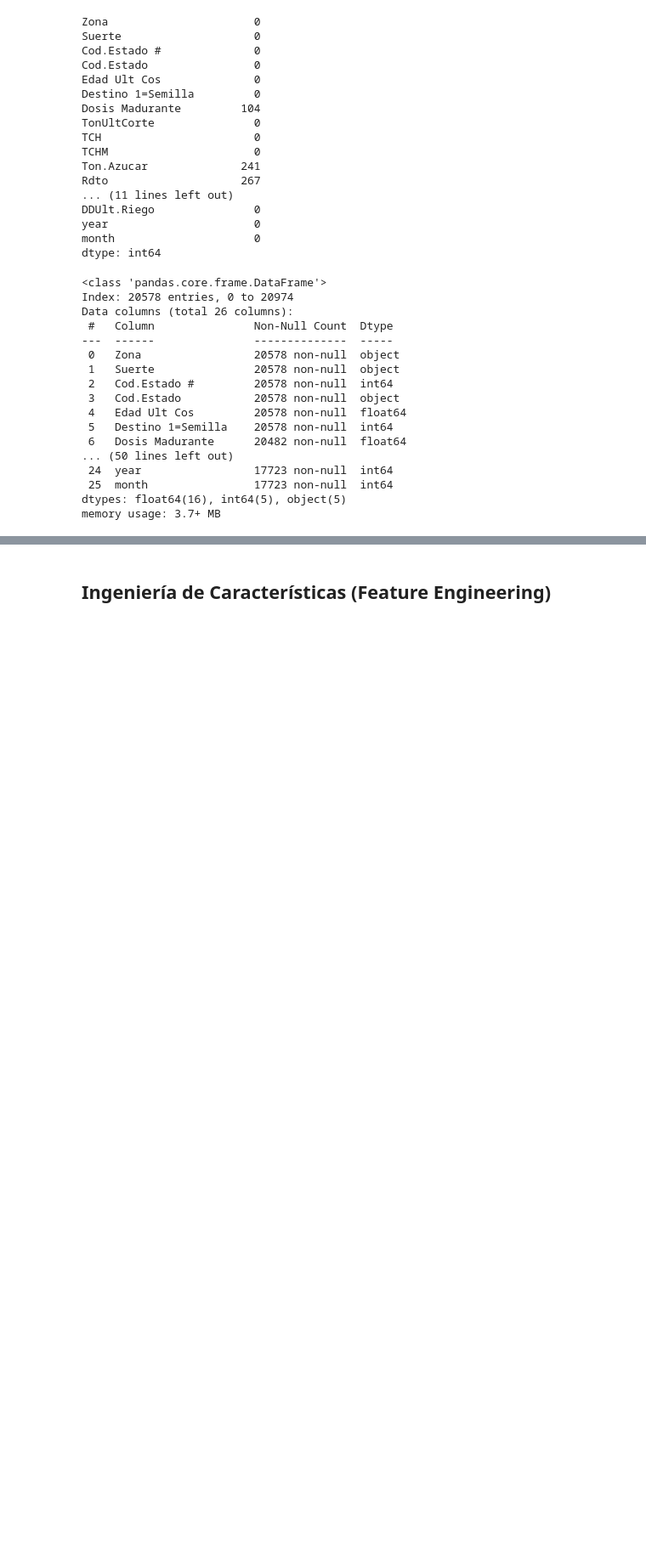
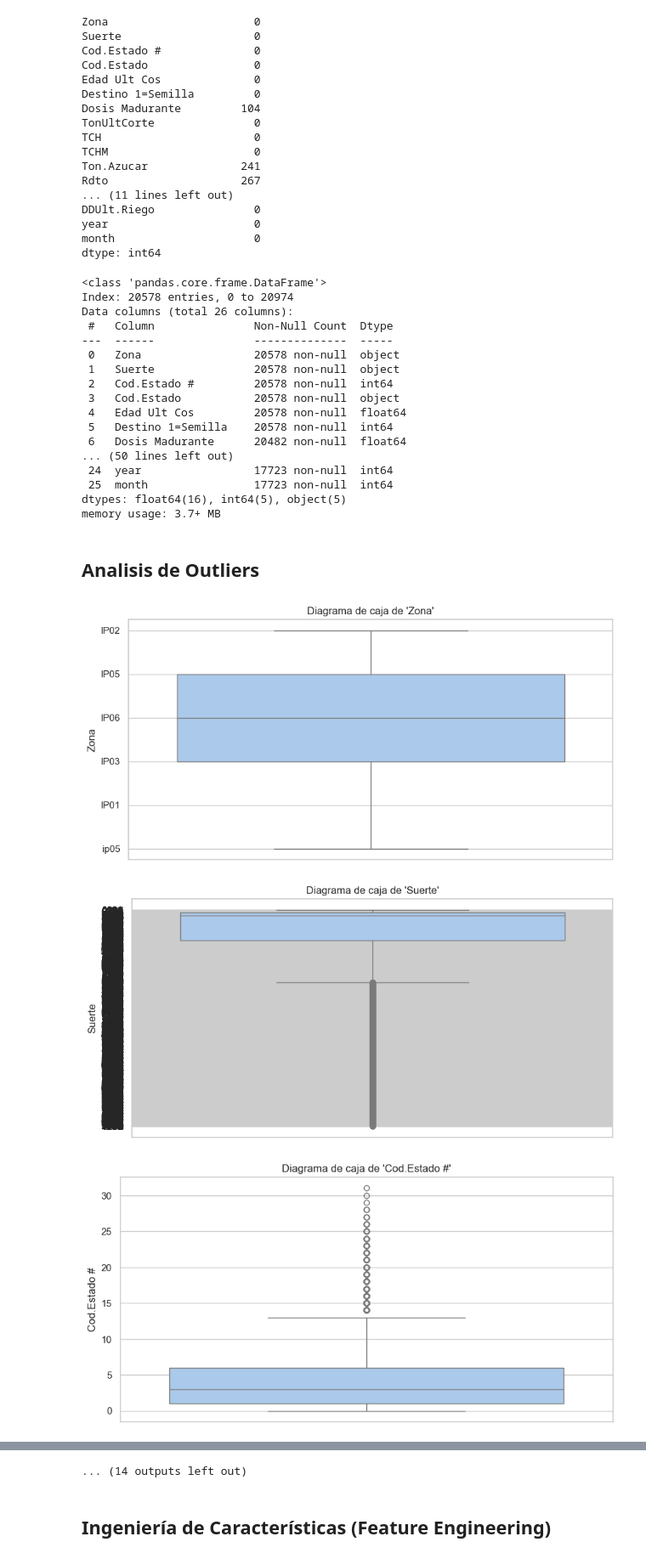
Before and after one commit to rchicangana/AprendizajeAutomaticoI, a Jupyter notebook: Parte1Regresion.ipynb, the cells around one changed output, grey strips where cells are left out. Shown at 85% size. Cells and saved outputs as stored; diff of their text form; code cells hidden in the pictures; blank space fills up the shorter version.

```diff
--- a/Parte1Regresion.ipynb
+++ b/Parte1Regresion.ipynb
@@ -523,3 +523,16 @@ Data columns (total 26 columns):
  25  month                17723 non-null  int64
 dtypes: float64(16), int64(5), object(5)
 memory usage: 3.7+ MB
+# %% [markdown]
+## Analisis de Outliers
+# %%
+#diagramamos posibles outliers de cada variable
+for column in data.columns:
+    plt.figure(figsize=(10, 5))
+    sns.boxplot(data=data, y=column)
+    plt.title(f"Diagrama de caja de '{column}'")
+    plt.show()
+# %% [output]
+[figure, added]
+[figure, added]
+[figure, added]
@@ -525,0 +548 @@ memory usage: 3.7+ MB
+... (14 outputs left out)
```
Also changed, not shown: parts of 15 cells of this notebook.
